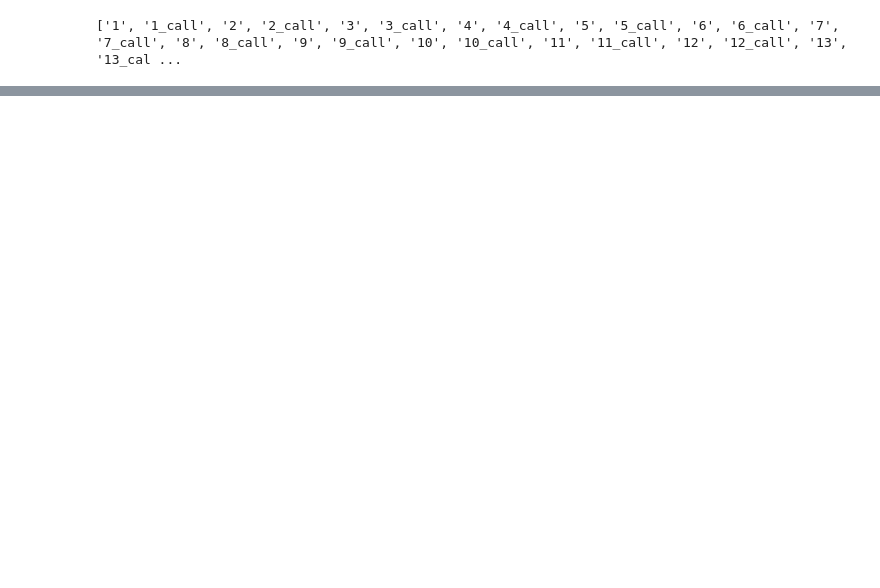
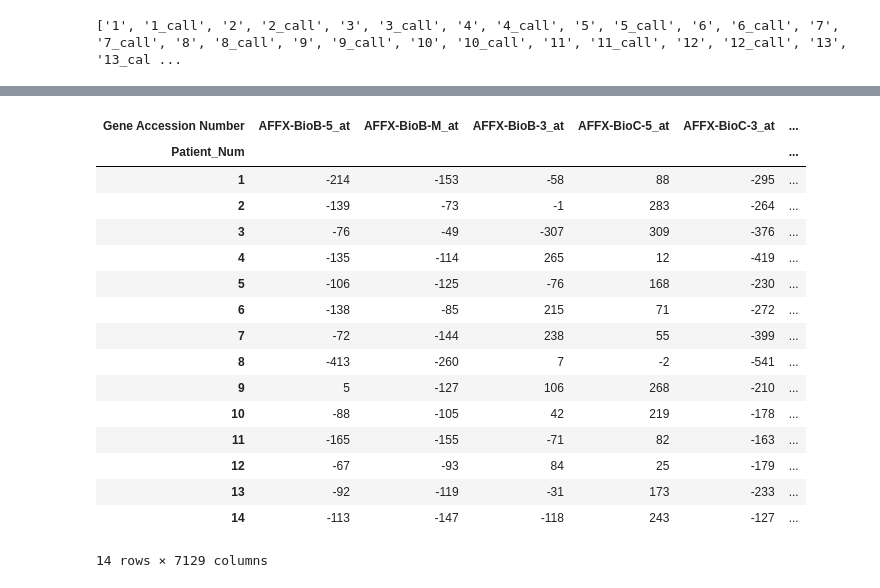
Before and after one commit to srtandon/Capstone-2-Cancer-Classification, a Jupyter notebook: Gene_Expression.ipynb, the cells around one changed output, grey strips where cells are left out. Cells and saved outputs as stored; diff of their text form; code cells hidden in the pictures; blank space fills up the shorter version.

```diff
--- a/Gene_Expression.ipynb
+++ b/Gene_Expression.ipynb
@@ -36 +48,9 @@ df_train = df_train.rename(columns={'Gene Accession Number':'Patient_Num'})
+# %%
+#Load the test data
+df01_test_init = pd.read_csv('gene_expression/data_set_ALL_AML_independent.csv')
+
+df01_test = df01_test_init.T
+df01_test.columns = df01_test.loc['Gene Accession Number']
+df01_test = df01_test.drop(['Gene Description','Gene Accession Number'], axis=0)
+df01_test.index.name = 'Patient_Num'
 # %%
@@ -127,0 +89,14 @@ Name: AFFX-BioB-5_st, dtype: int64
+# %%
+index_list2 = list(df01_test.index.values)
+#num_list = [int(sub) for sub in index_list2 if sub.isnumeric()]
+#num_list.sort()
+#print(num_list)
+for i in range(len(index_list2)):
+    if 'call' not in index_list2[i]:
+        num2 = int(''.join(filter(str.isdigit, index_list2[i])) or 0)
+        index_list2[i] = str(num2)
+    else:
+        #num2 = int(''.join(filter(str.isdigit, index_list2[i])) or 0)
+        index_list2[i] = str(num2) + '_call'
+
+print(index_list2)
@@ -127,0 +124,7 @@ Name: AFFX-BioB-5_st, dtype: int64
+# %%
+df02_test = df01_test.reset_index()
+df02_test.index.name = 'index'
+df02_test['Patient_Num'] = df02_test.Patient_Num.map(dict(zip(df01_test.index.values, index_list2)))
+#df01_train.head(10)
+df03_test = df02_test.set_index('Patient_Num')
+df03_test.index
@@ -127,0 +142,27 @@ Name: AFFX-BioB-5_st, dtype: int64
+# %%
+## We need to filter out the calls since we don't really have an explanation for what it is
+## and a list comprehension will not work by itself since we need to filter rows
+
+#df02 = df01[df01[['Patient_Num']].apply(lambda x: x[0].isdigit(), axis=1)]
+#df02.head(10)
+df_tr_filter = df03_train.loc[[x for x in index_list if x.isnumeric()]]
+df_te_filter = df03_test.loc[[x for x in index_list2 if x.isnumeric()]]
+df_tr_filter.head(14)
+# %% [output]
+| Gene Accession Number | AFFX-BioB-5_at | AFFX-BioB-M_at | AFFX-BioB-3_at | AFFX-BioC-5_at | AFFX-BioC-3_at | ... |
+| Patient_Num |  |  |  |  |  | ... |
+| 1 | -214 | -153 | -58 | 88 | -295 | ... |
+| 2 | -139 | -73 | -1 | 283 | -264 | ... |
+| 3 | -76 | -49 | -307 | 309 | -376 | ... |
+| 4 | -135 | -114 | 265 | 12 | -419 | ... |
+| 5 | -106 | -125 | -76 | 168 | -230 | ... |
+| 6 | -138 | -85 | 215 | 71 | -272 | ... |
+| 7 | -72 | -144 | 238 | 55 | -399 | ... |
+| 8 | -413 | -260 | 7 | -2 | -541 | ... |
+| 9 | 5 | -127 | 106 | 268 | -210 | ... |
+| 10 | -88 | -105 | 42 | 219 | -178 | ... |
+| 11 | -165 | -155 | -71 | 82 | -163 | ... |
+| 12 | -67 | -93 | 84 | 25 | -179 | ... |
+| 13 | -92 | -119 | -31 | 173 | -233 | ... |
+| 14 | -113 | -147 | -118 | 243 | -127 | ... |
+14 rows × 7129 columns
```
Also changed, not shown: parts of 26 cells of this notebook.
